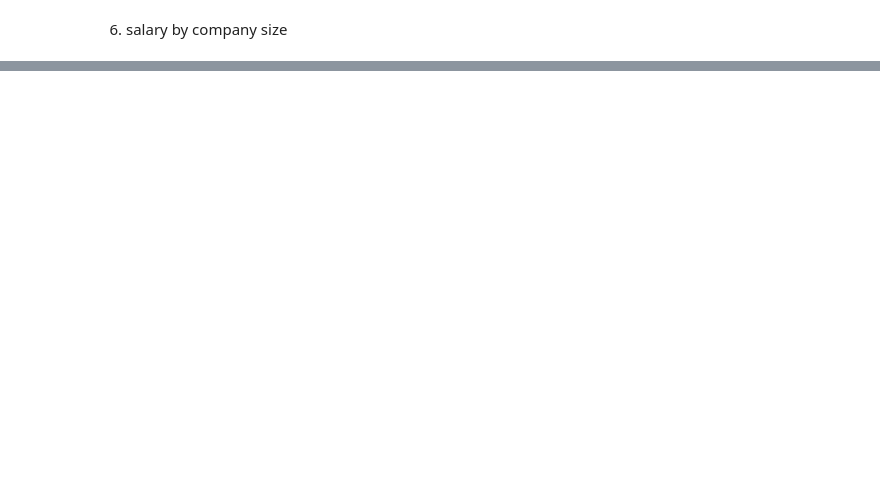
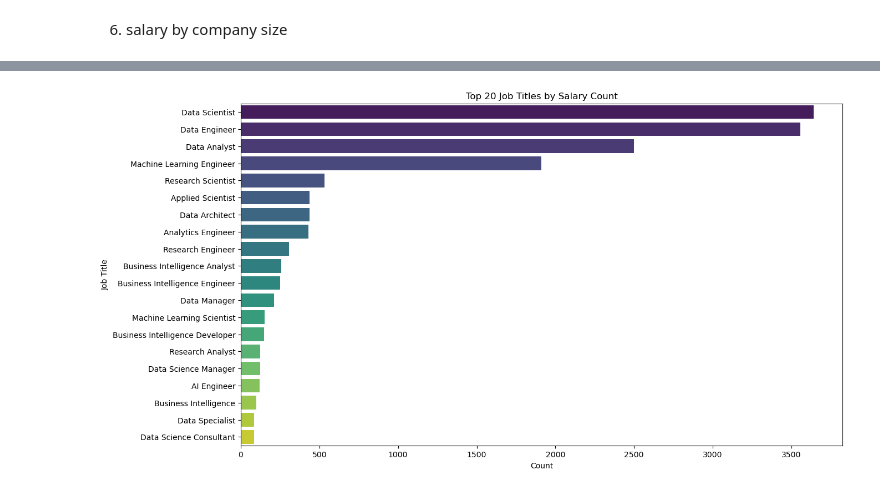
Before and after one commit to Justcolins/JOB-SALARY-ANALYSIS, a Jupyter notebook: job.ipynb, the cells around one changed output, grey strips where cells are left out. Drawn from its saved outputs; the diff is of its cells as text; code cells hidden in the pictures; blank space fills up the shorter version.

```diff
--- a/job.ipynb
+++ b/job.ipynb
@@ -484,0 +483,13 @@ plt.show()
+# %%
+# Group by job title and count the number of salaries for each job
+job_counts = jobs['job_title'].value_counts().sort_values(ascending=False).head(20)
+
+# Plot the bar chart
+plt.figure(figsize=(14, 8))
+sns.barplot(x=job_counts.values, y=job_counts.index, palette='viridis')
+plt.title('Top 20 Job Titles by Salary Count')
+plt.xlabel('Count')
+plt.ylabel('Job Title')
+plt.show()
+# %% [output]
+[figure, added]
```
Also changed, not shown: parts of 9 cells of this notebook.
